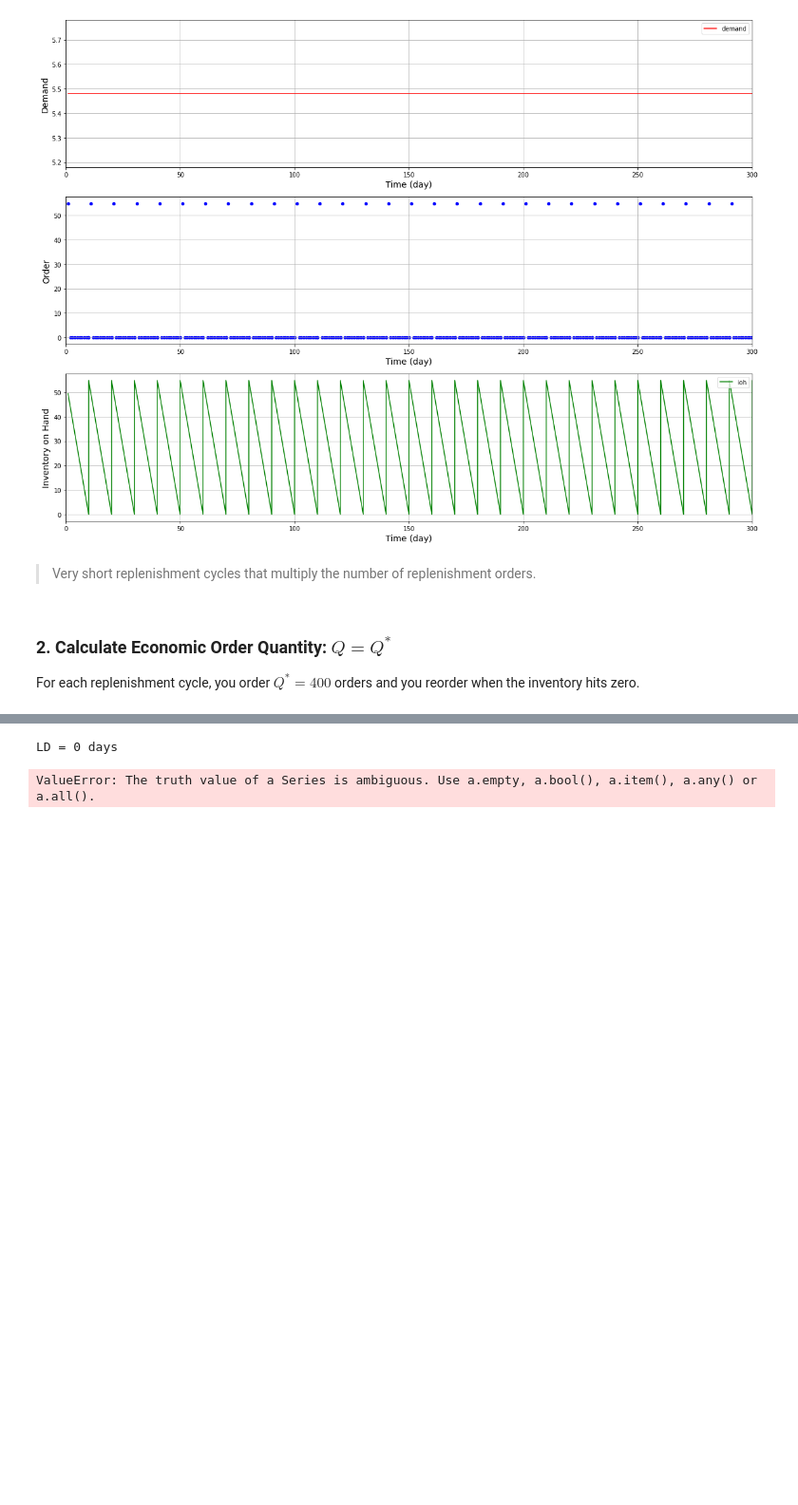
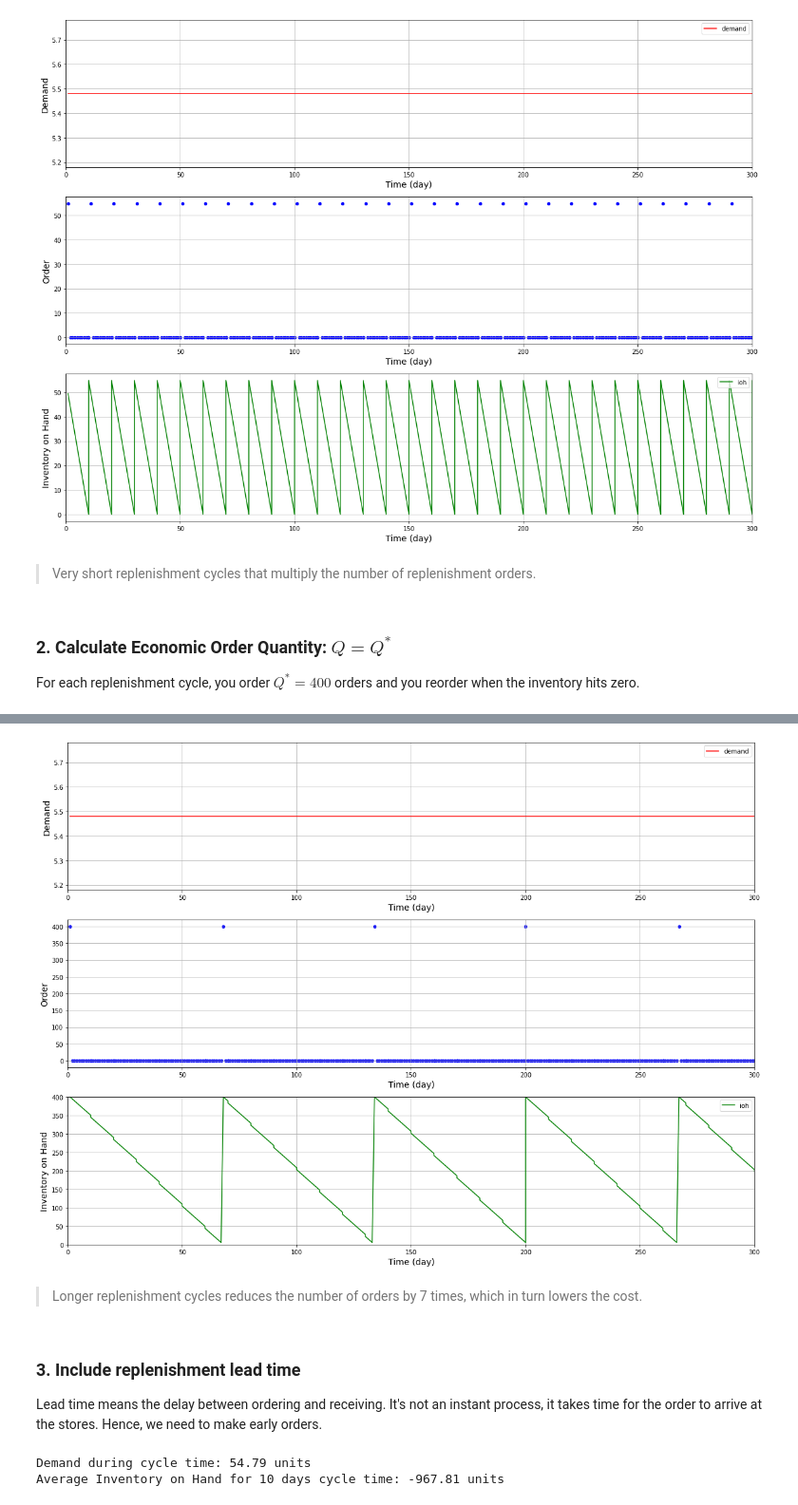
Before and after one commit to lordAaron0121/Supply-Chain-Optimization, a Jupyter notebook: Inventory Management for Retail — Deterministic Demand/Inventory Management for Retail — Deterministic Demand.ipynb, the cells around one changed output, grey strips where cells are left out. Shown: that part at 95% size. Cells and saved outputs as stored; diff of their text form; code cells hidden in the pictures; blank space fills up the shorter version.

```diff
--- a/Inventory Management for Retail — Deterministic Demand/Inventory Management for Retail — Deterministic Demand.ipynb
+++ b/Inventory Management for Retail — Deterministic Demand/Inventory Management for Retail — Deterministic Demand.ipynb
@@ -191,6 +189,28 @@ def sim2(Q, T, D_day, T_total, LD):
+# %%
+figure, axes = plt.subplots(3, 1)
+
+df_sim2.plot(figsize=(20, 12), xlim=[0, 300], x='time', y='demand', ax=axes[0], grid = True, color = 'r')
+axes[0].set_xlabel('Time (day)', fontsize = 14)
+axes[0].set_ylabel('Demand', fontsize = 14)
+
+df_sim2.plot.scatter(figsize=(20, 12), xlim=[0,300], x='time', y='order', ax=axes[1], grid = True, color ='b')
+axes[1].set_xlabel('Time (day)', fontsize = 14)
+axes[1].set_ylabel('Order', fontsize = 14)
+
+df_sim2.plot(figsize=(20, 15), xlim=[0, 300], ylim=[0, 400], x='time', y='ioh', ax=axes[2], grid = True, color = 'g')
+axes[2].set_xlabel('Time (day)', fontsize = 14)
+axes[2].set_ylabel('Inventory on Hand', fontsize = 14)
+
+plt.show()
+# %% [output]
+[figure, added]
+# %% [markdown]
+> Longer replenishment cycles reduces the number of orders by 7 times, which in turn lowers the cost.
+# %% [markdown]
+### 3. Include replenishment lead time
+Lead time means the delay between ordering and receiving. It's not an instant process, it takes time for the order to arrive at the stores. Hence, we need to make early orders.
 # %%
-print("LD = {:,} days".format(LD))
-df_sim2 = sim2(Q, T, D_day, T_total, LD)
+df_sim3 = sim2(Q, T, D_day, T_total, LD)
 # %% [output]
-LD = 0 days
+Demand during cycle time: 54.79 units
+Average Inventory on Hand for 10 days cycle time: -967.81 units
-ValueError: The truth value of a Series is ambiguous. Use a.empty, a.bool(), a.item(), a.any() or a.all().
```
Also changed, not shown: parts of 9 cells of this notebook.
